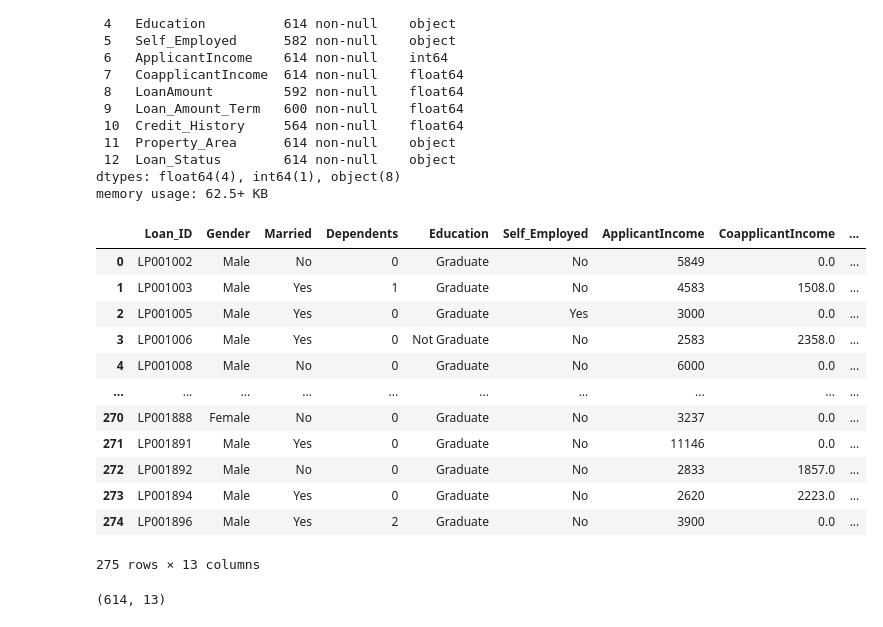
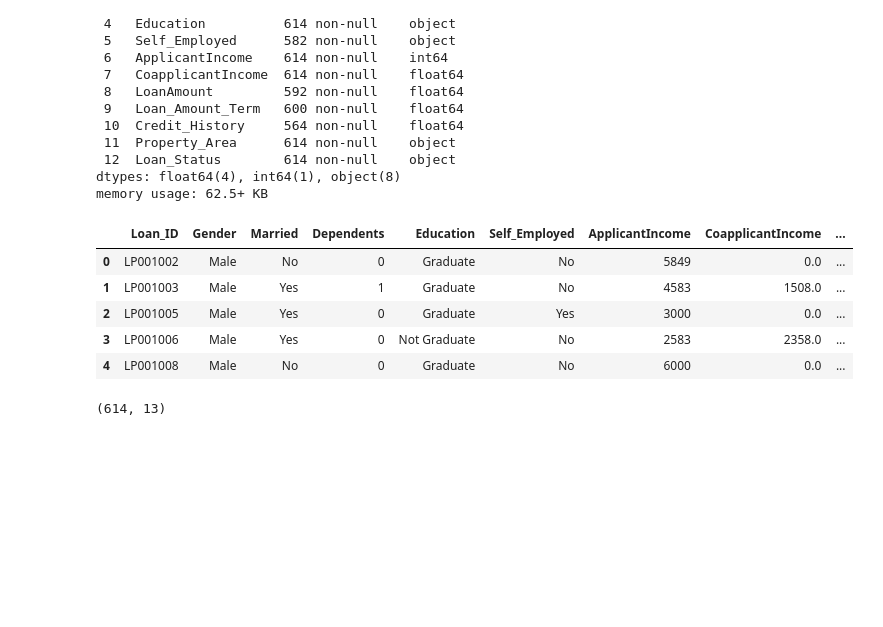
Before and after one commit to onurkus7/loan-predict-flask, a Jupyter notebook: AkıllıSistemlerJupyter/DecisionTree_and_RandomForest.ipynb, the cells around one changed output. Cells and saved outputs as stored; diff of their text form; code cells hidden in the pictures; blank space fills up the shorter version.

```diff
--- a/AkıllıSistemlerJupyter/DecisionTree_and_RandomForest.ipynb
+++ b/AkıllıSistemlerJupyter/DecisionTree_and_RandomForest.ipynb
@@ -45,21 +45,14 @@ Data columns (total 13 columns):
 dtypes: float64(4), int64(1), object(8)
 memory usage: 62.5+ KB
 # %%
-ds.head(275)
+ds.head()
 # %% [output]
 |  | Loan_ID | Gender | Married | Dependents | Education | Self_Employed | ApplicantIncome | CoapplicantIncome | ... |
 | 0 | LP001002 | Male | No | 0 | Graduate | No | 5849 | 0.0 | ... |
 | 1 | LP001003 | Male | Yes | 1 | Graduate | No | 4583 | 1508.0 | ... |
 | 2 | LP001005 | Male | Yes | 0 | Graduate | Yes | 3000 | 0.0 | ... |
 | 3 | LP001006 | Male | Yes | 0 | Not Graduate | No | 2583 | 2358.0 | ... |
 | 4 | LP001008 | Male | No | 0 | Graduate | No | 6000 | 0.0 | ... |
-| ... | ... | ... | ... | ... | ... | ... | ... | ... | ... |
-| 270 | LP001888 | Female | No | 0 | Graduate | No | 3237 | 0.0 | ... |
-| 271 | LP001891 | Male | Yes | 0 | Graduate | No | 11146 | 0.0 | ... |
-| 272 | LP001892 | Male | No | 0 | Graduate | No | 2833 | 1857.0 | ... |
-| 273 | LP001894 | Male | Yes | 0 | Graduate | No | 2620 | 2223.0 | ... |
-| 274 | LP001896 | Male | Yes | 2 | Graduate | No | 3900 | 0.0 | ... |
-275 rows × 13 columns
 # %%
 ds.shape  #(kayit sayisi,sutun sayisi)
 # %% [output]
```
Also changed, not shown: parts of 25 cells of this notebook, 7 other files.
